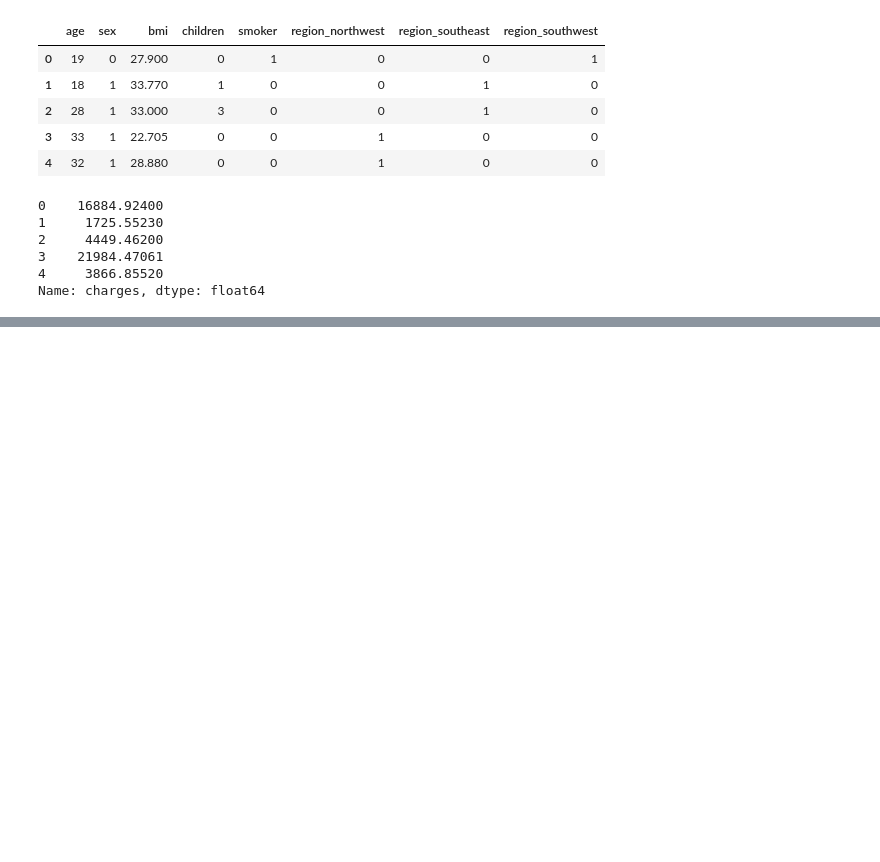
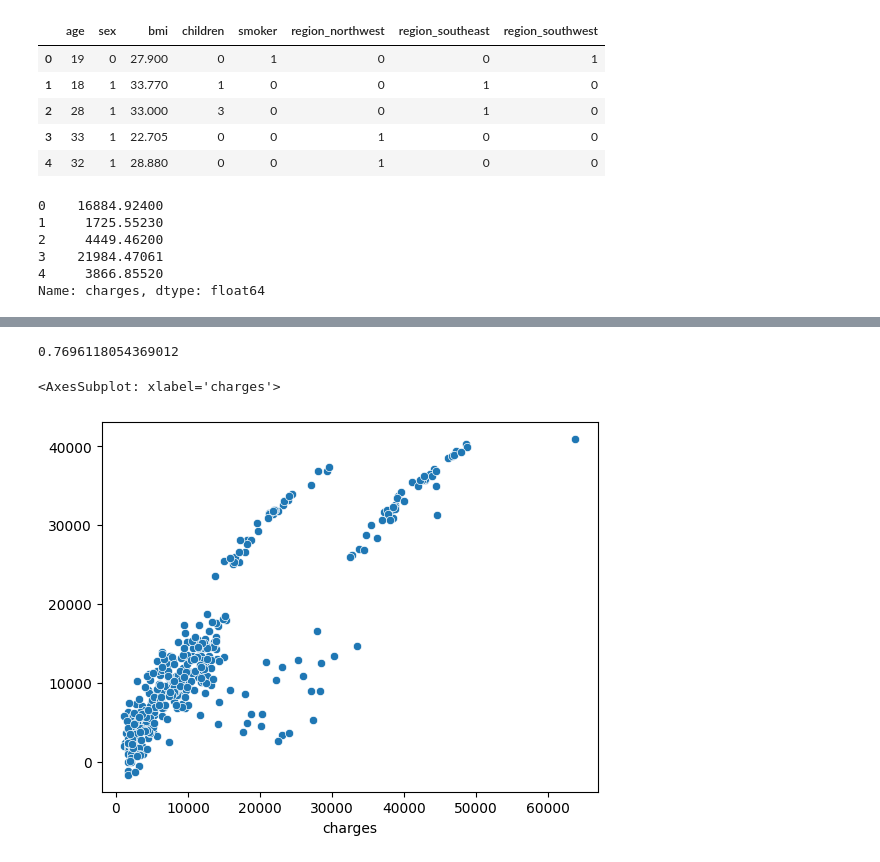
Before and after one commit to Shambok97/Medical-Insurance-Costs, a Jupyter notebook: us-medical-insurance-costs.ipynb, the cells around one changed output, grey strips where cells are left out. Cells and saved outputs as stored; diff of their text form; code cells hidden in the pictures; blank space fills up the shorter version.

```diff
--- a/us-medical-insurance-costs.ipynb
+++ b/us-medical-insurance-costs.ipynb
@@ -140,8 +140,7 @@ y.head()
 Name: charges, dtype: float64
 # %%
 from sklearn.model_selection import train_test_split
-X_train, X_test, y_train, y_test = train_test_split(x,y,test_size=0.2, train_size = .8, random_state=100, shuffle = True, stratify = None)
+X_train, X_test, y_train, y_test = train_test_split(x,y,test_size=0.3,random_state=42)
 # %%
 from sklearn.linear_model import LinearRegression
-lr = LinearRegression()
-lr.fit(X_train, y_train)
+model = LinearRegression().fit(X_train,y_train)
@@ -163,0 +147,12 @@ ValueError: x and y must be the same size
+# %%
+y_pred = model.predict(X_test)
+from sklearn.metrics import r2_score
+score = r2_score(y_test,y_pred)
+print(score)
+# %% [output]
+0.7696118054369012
+# %%
+sns.scatterplot(x = y_test,y = y_pred)
+# %% [output]
+<AxesSubplot: xlabel='charges'>
+[figure, added]
```
Also changed, not shown: parts of 3 cells of this notebook.
